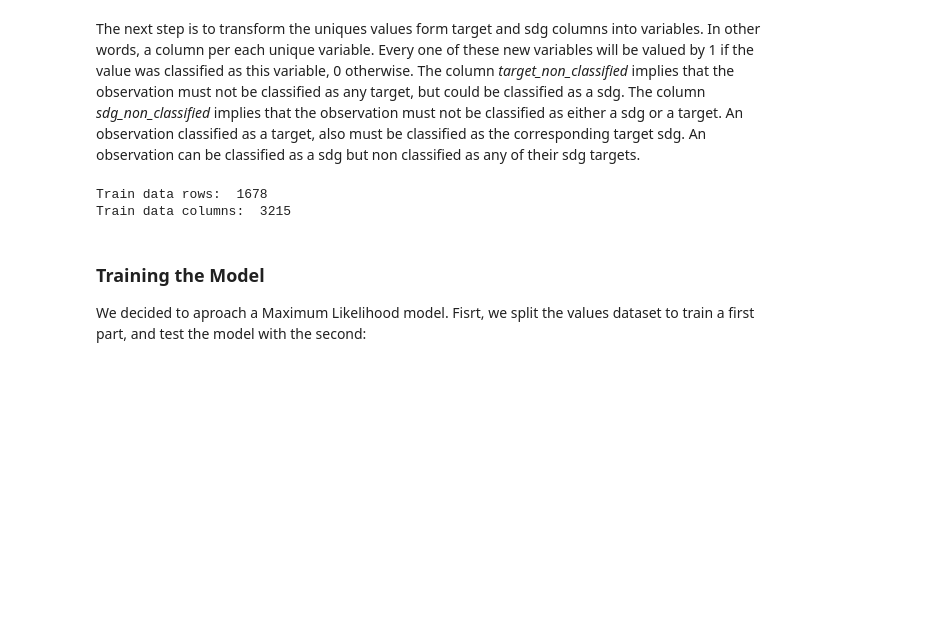
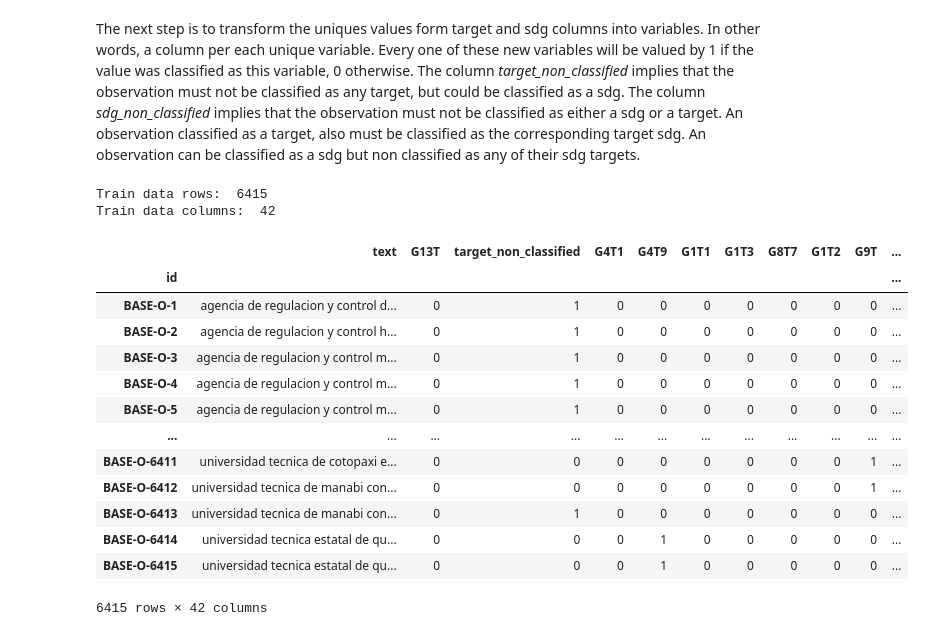
Before and after one commit to elmarcellotc/PNUD-Consulting-USFQ-Data-Hub, a Jupyter notebook: technicalApendix.ipynb, the cells around one changed output. Cells and saved outputs as stored; diff of their text form; code cells hidden in the pictures; blank space fills up the shorter version.

```diff
--- a/technicalApendix.ipynb
+++ b/technicalApendix.ipynb
@@ -305,7 +308,7 @@ al_df
 # %%
 # The length of the matrix columns must be equal to length of non_missing index
 
-N = len(non_missing)
+N = len(al_df)
 
 def gen_uniques(text_list):
 
@@ -317,51 +320,65 @@ def gen_uniques(text_list):
 
 # The words will be the input of the model
 
-complete_text = non_missing['text'].to_list()
+complete_text = al_df['text'].to_list()
 complete_text_uniques = gen_uniques(complete_text)
 
 
 # The output will be the sdg and the targets
 
-sdg = non_missing['sdg'].to_list()
+sdg = al_df['sdg'].to_list()
 sdg_uniques = gen_uniques(sdg)
 
-targets = non_missing['target'].to_list()
+targets = al_df['target'].to_list()
 targets_uniques = gen_uniques(targets)
 
 # Creating value matrix:
 
-values_dictionary = {}
+training_dictionary = {}
 
-for v in targets_uniques+sdg_uniques+complete_text_uniques:
+for v in targets_uniques+sdg_uniques:
 
     new_vector = [0]*N
 
     for n in range(N):
 
         if v in sdg[n]:
             new_vector[n] = 1
 
         if v in targets[n]:
 
             new_vector[n] = 1
 
         if v in complete_text[n]:
 
             new_vector[n] = 1
 
 
-    values_dictionary[v] = new_vector
+    training_dictionary[v] = new_vector
 
-values = pd.DataFrame(values_dictionary)
-values.to_csv('train.csv')
+train = pd.concat([al_df['text'], pd.DataFrame(training_dictionary, index=al_df_index)], axis="columns")
+train.index.names = ['id']
+train.to_csv('train/train.csv')
 
-print('Train data rows: ', len(values.index))
-print('Train data columns: ', len(values.columns))
+
+print('Train data rows: ', len(train.index))
+print('Train data columns: ', len(train.columns))
+
+train
 # %% [output]
-Train data rows:  1678
-Train data columns:  3215
+Train data rows:  6415
+Train data columns:  42
+|  | text | G13T | target_non_classified | G4T1 | G4T9 | G1T1 | G1T3 | G8T7 | G1T2 | G9T | ... |
+| id |  |  |  |  |  |  |  |  |  |  | ... |
+| BASE-O-1 | agencia de regulacion y control d... | 0 | 1 | 0 | 0 | 0 | 0 | 0 | 0 | 0 | ... |
+| BASE-O-2 | agencia de regulacion y control h... | 0 | 1 | 0 | 0 | 0 | 0 | 0 | 0 | 0 | ... |
+| BASE-O-3 | agencia de regulacion y control m... | 0 | 1 | 0 | 0 | 0 | 0 | 0 | 0 | 0 | ... |
+| BASE-O-4 | agencia de regulacion y control m... | 0 | 1 | 0 | 0 | 0 | 0 | 0 | 0 | 0 | ... |
+| BASE-O-5 | agencia de regulacion y control m... | 0 | 1 | 0 | 0 | 0 | 0 | 0 | 0 | 0 | ... |
+| ... | ... | ... | ... | ... | ... | ... | ... | ... | ... | ... | ... |
+| BASE-O-6411 | universidad tecnica de cotopaxi e... | 0 | 0 | 0 | 0 | 0 | 0 | 0 | 0 | 1 | ... |
+| BASE-O-6412 | universidad tecnica de manabi con... | 0 | 0 | 0 | 0 | 0 | 0 | 0 | 0 | 1 | ... |
+| BASE-O-6413 | universidad tecnica de manabi con... | 0 | 1 | 0 | 0 | 0 | 0 | 0 | 0 | 0 | ... |
+| BASE-O-6414 | universidad tecnica estatal de qu... | 0 | 0 | 0 | 1 | 0 | 0 | 0 | 0 | 0 | ... |
+| BASE-O-6415 | universidad tecnica estatal de qu... | 0 | 0 | 0 | 1 | 0 | 0 | 0 | 0 | 0 | ... |
+6415 rows × 42 columns
-# %% [markdown]
-### Training the Model
-
- We decided to aproach a Maximum Likelihood model. Fisrt, we split the values dataset to train a first part, and test the model with the second:
```
Also changed, not shown: parts of 7 cells of this notebook, 6 other files.
